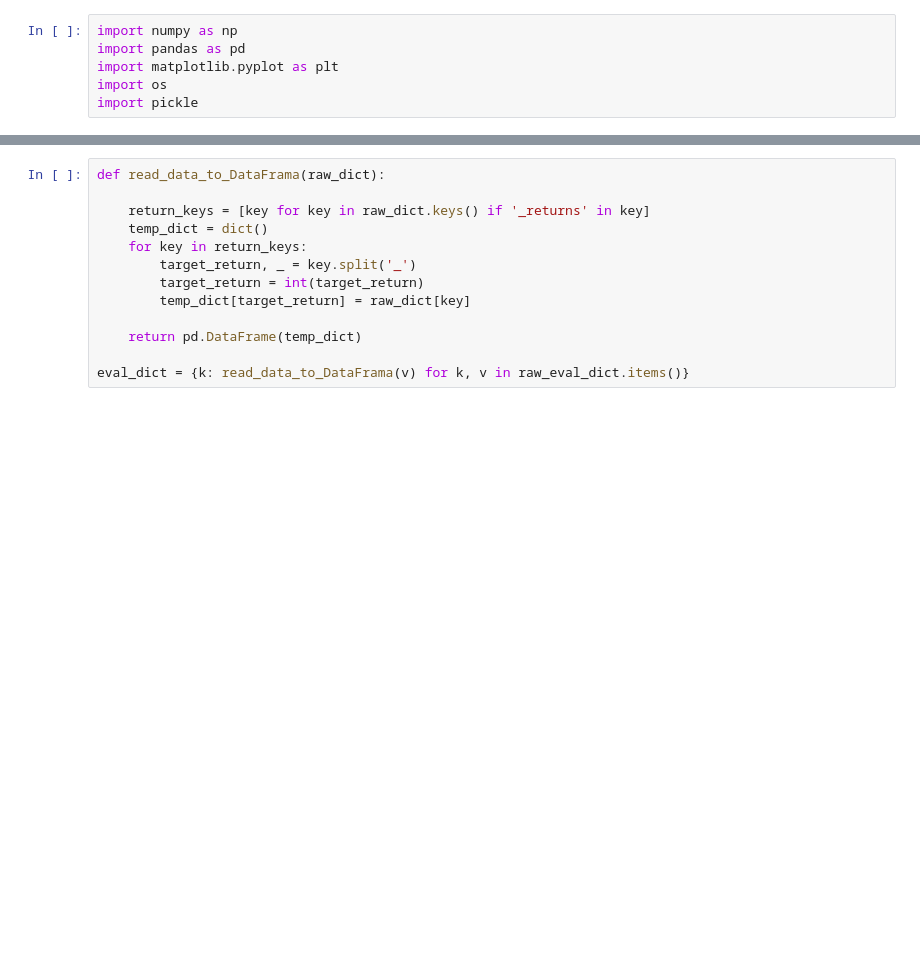
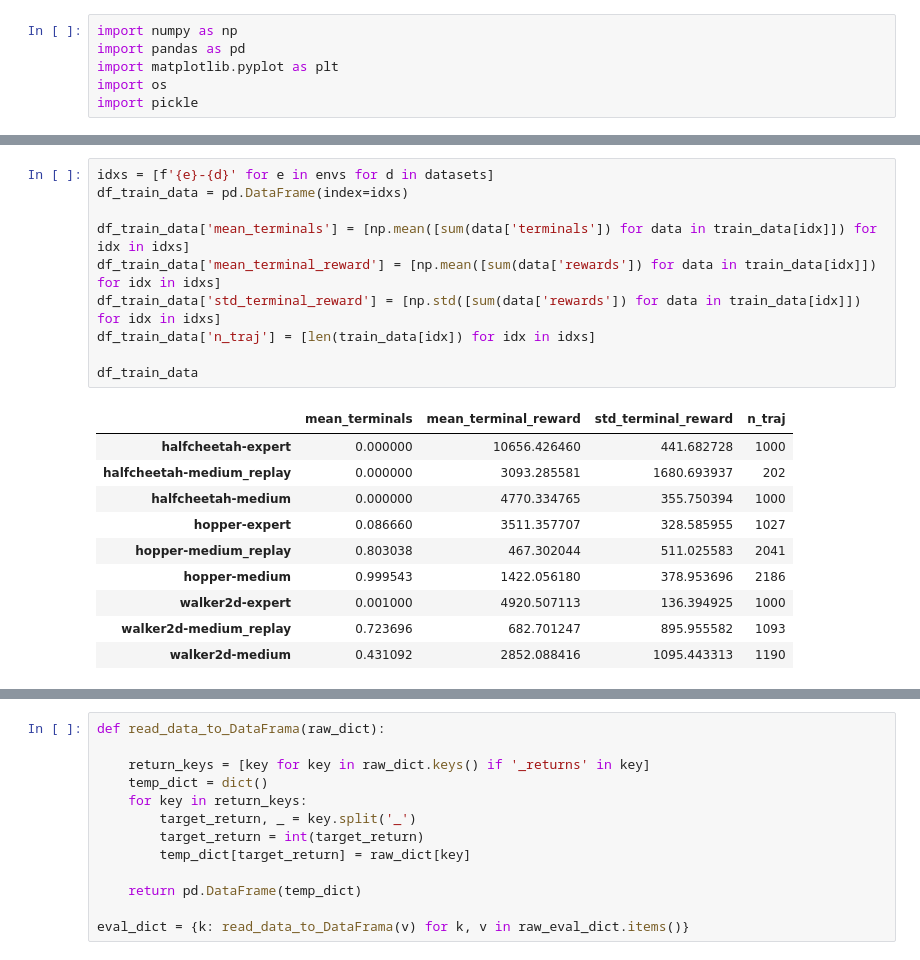
Before and after one commit to TheGoldenChicken/decision_transformer, a Jupyter notebook: gym/data_analysis.ipynb, the cells around one changed output, grey strips where cells are left out. Saved outputs shown, nothing was run; the diff lists cells and outputs as text; blank space fills up the shorter version.

```diff
--- a/gym/data_analysis.ipynb
+++ b/gym/data_analysis.ipynb
@@ -6,0 +53,21 @@ import pickle
+# %%
+idxs = [f'{e}-{d}' for e in envs for d in datasets]
+df_train_data = pd.DataFrame(index=idxs)
+
+df_train_data['mean_terminals'] = [np.mean([sum(data['terminals']) for data in train_data[idx]]) for idx in idxs]
+df_train_data['mean_terminal_reward'] = [np.mean([sum(data['rewards']) for data in train_data[idx]]) for idx in idxs]
+df_train_data['std_terminal_reward'] = [np.std([sum(data['rewards']) for data in train_data[idx]]) for idx in idxs]
+df_train_data['n_traj'] = [len(train_data[idx]) for idx in idxs]
+
+df_train_data
+# %% [output]
+|  | mean_terminals | mean_terminal_reward | std_terminal_reward | n_traj |
+| halfcheetah-expert | 0.000000 | 10656.426460 | 441.682728 | 1000 |
+| halfcheetah-medium_replay | 0.000000 | 3093.285581 | 1680.693937 | 202 |
+| halfcheetah-medium | 0.000000 | 4770.334765 | 355.750394 | 1000 |
+| hopper-expert | 0.086660 | 3511.357707 | 328.585955 | 1027 |
+| hopper-medium_replay | 0.803038 | 467.302044 | 511.025583 | 2041 |
+| hopper-medium | 0.999543 | 1422.056180 | 378.953696 | 2186 |
+| walker2d-expert | 0.001000 | 4920.507113 | 136.394925 | 1000 |
+| walker2d-medium_replay | 0.723696 | 682.701247 | 895.955582 | 1093 |
+| walker2d-medium | 0.431092 | 2852.088416 | 1095.443313 | 1190 |
```
Also changed, not shown: parts of 11 cells of this notebook, 1 other file.
